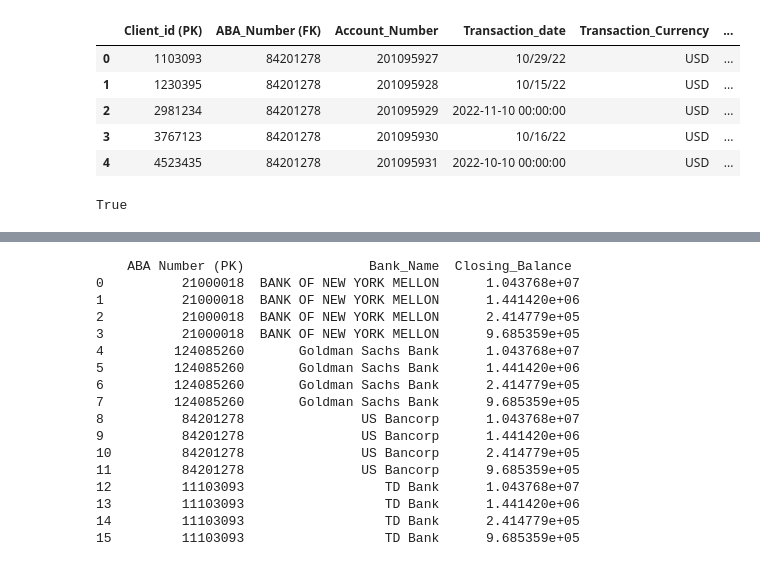
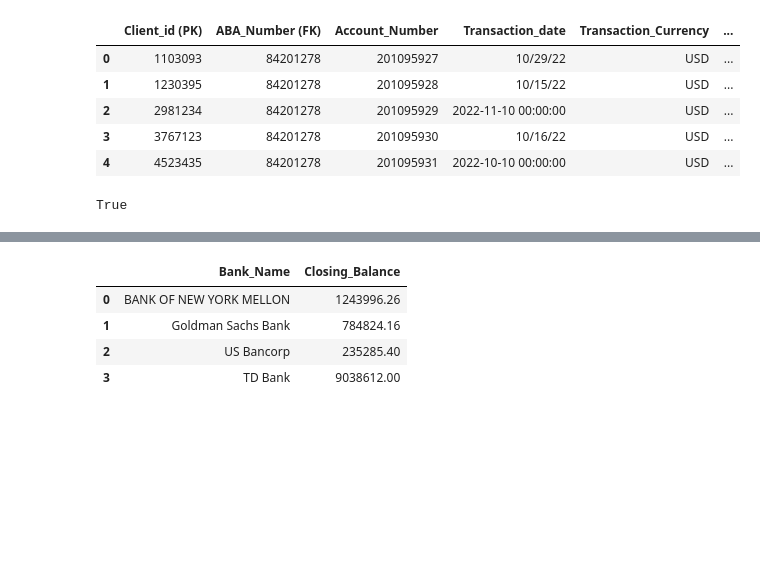
Before and after one commit to ChrisBaurkot/DCR-Project-1, a Jupyter notebook: Untitled.ipynb, the cells around one changed output, grey strips where cells are left out. Saved outputs shown, nothing was run; the diff lists cells and outputs as text; code cells hidden in the pictures; blank space fills up the shorter version.

```diff
--- a/Untitled.ipynb
+++ b/Untitled.ipynb
@@ -106,28 +107,14 @@ ABA_Number (FK)
 # %%
-#Replace ABA number to bank Name from the data base
-bank_names = banks_df.loc[:, banks_df.columns.intersection(['ABA Number (PK)','Bank_Name'])]
-bank_balance_df = pd.merge(bank_names, bank_sum, how="cross")
-#balances_df = bank_balance_df.groupby('Bank_Name').sum()
-
-print(bank_balance_df)
-#bank_sum = bank_sum.replace({0: 10, 1: 100})pd.merge(left, right, how="cross")
+#Rename and Replace ABA number to bank Name from the data base
+bank_names = banks_df[['ABA_Number','Bank_Name']]
+bank_names.rename(columns={"ABA_Number": "ABA_Number (FK)"}, inplace=True)
+bank_balance_df = pd.merge(bank_names, bank_sum, on="ABA_Number (FK)").drop("ABA_Number (FK)", axis = 1)
+bank_balance_df.head()
 # %% [output]
-    ABA Number (PK)                Bank_Name  Closing_Balance
-0          21000018  BANK OF NEW YORK MELLON      1.043768e+07
-1          21000018  BANK OF NEW YORK MELLON      1.441420e+06
-2          21000018  BANK OF NEW YORK MELLON      2.414779e+05
-3          21000018  BANK OF NEW YORK MELLON      9.685359e+05
-4         124085260       Goldman Sachs Bank      1.043768e+07
-5         124085260       Goldman Sachs Bank      1.441420e+06
-6         124085260       Goldman Sachs Bank      2.414779e+05
-7         124085260       Goldman Sachs Bank      9.685359e+05
-8          84201278               US Bancorp      1.043768e+07
-9          84201278               US Bancorp      1.441420e+06
-10         84201278               US Bancorp      2.414779e+05
-11         84201278               US Bancorp      9.685359e+05
-12         11103093                  TD Bank      1.043768e+07
-13         11103093                  TD Bank      1.441420e+06
-14         11103093                  TD Bank      2.414779e+05
-15         11103093                  TD Bank      9.685359e+05
+|  | Bank_Name | Closing_Balance |
+| 0 | BANK OF NEW YORK MELLON | 1243996.26 |
+| 1 | Goldman Sachs Bank | 784824.16 |
+| 2 | US Bancorp | 235285.40 |
+| 3 | TD Bank | 9038612.00 |
 # %%
 
```
Also changed, not shown: parts of 18 cells of this notebook.
